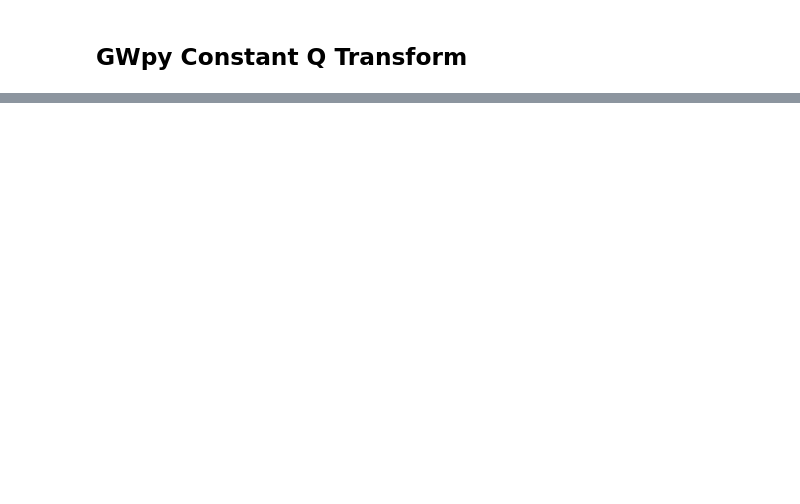
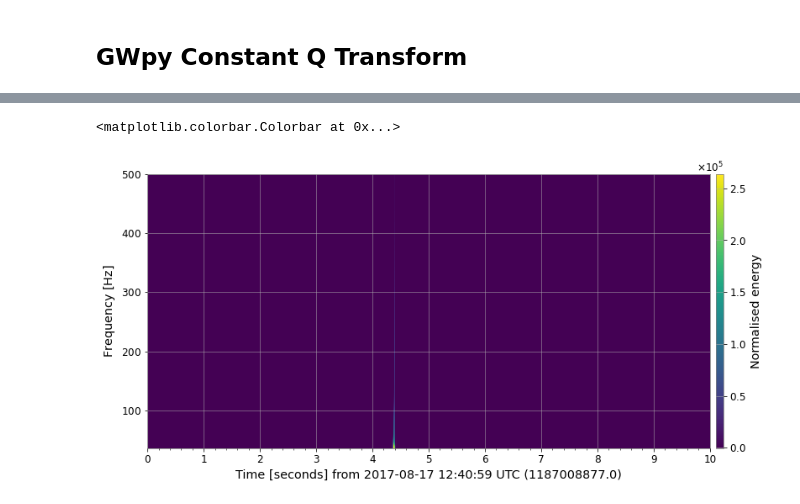
Before and after one commit to xli2522/GW-SignalGen, a Jupyter notebook: modified_S.ipynb, the cells around one changed output, grey strips where cells are left out. Saved outputs shown, nothing was run; the diff lists cells and outputs as text; code cells hidden in the pictures; blank space fills up the shorter version.

```diff
--- a/modified_S.ipynb
+++ b/modified_S.ipynb
@@ -414,7 +438,11 @@ from gwpy.timeseries import TimeSeries as GWTimeSeries
 # %%
-hpGw = GWTimeSeries(hp, dt = 1/sample_rate, t0=0)
-print(len(hpGw))
+# real noisy data using ST through GWpy CQT
+# try pip install constantQ if pip install GWpy gives error locally
 
-hpQ = hpGw.q_transform()
-plot = hqQ.plot()
+#hpGw = GWTimeSeries(ldata, dt =1/sample_rate, t0=0)
+#print(len(hpGw))
+
+hpQ = ldata.q_transform(frange=[0, 500])
+plot = hpQ.plot()
 plot.colorbar(label="Normalised energy")
+# %% [output]
@@ -420,0 +450,2 @@ plot.colorbar(label="Normalised energy")
+<matplotlib.colorbar.Colorbar at 0x...>
+[figure, added]
```
Also changed, not shown: parts of 15 cells of this notebook.
